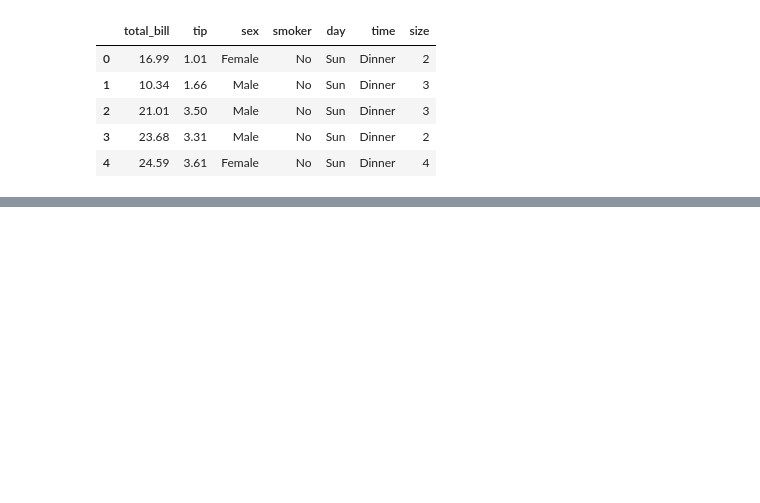
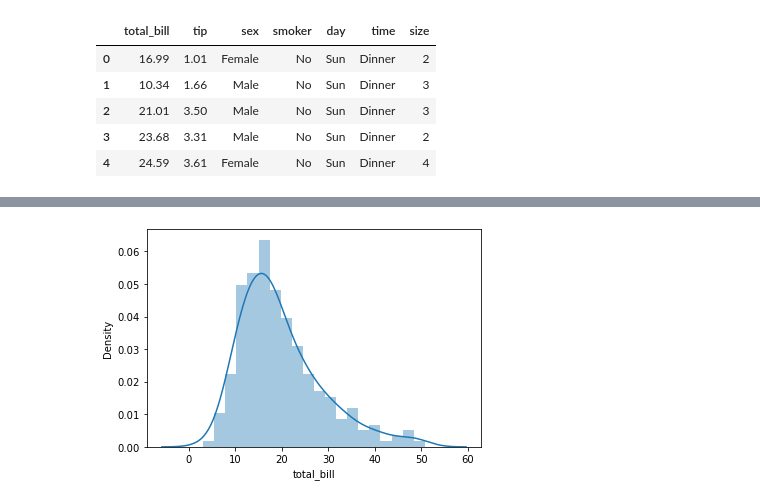
Before and after one commit to CodefactoryMA/data_visualization, a Jupyter notebook: Exercise.ipynb, the cells around one changed output, grey strips where cells are left out. Cells and saved outputs as stored; diff of their text form; code cells hidden in the pictures; blank space fills up the shorter version.

```diff
--- a/Exercise.ipynb
+++ b/Exercise.ipynb
@@ -20 +21,6 @@ NameError: name 'plt' is not defined
 [figure]
+# %%
+sns.distplot (tips['total_bill'], bins = 20)
+plt.show()
+# %% [output]
+[figure, added]
```
Also changed, not shown: parts of 2 cells of this notebook.
